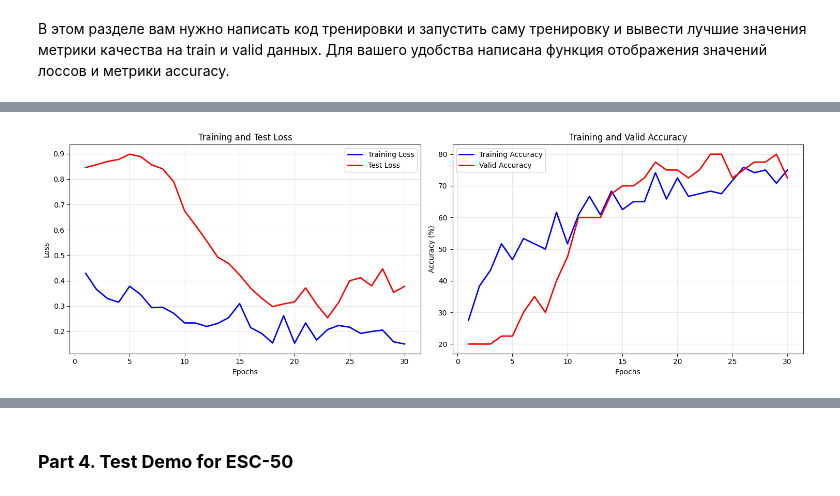
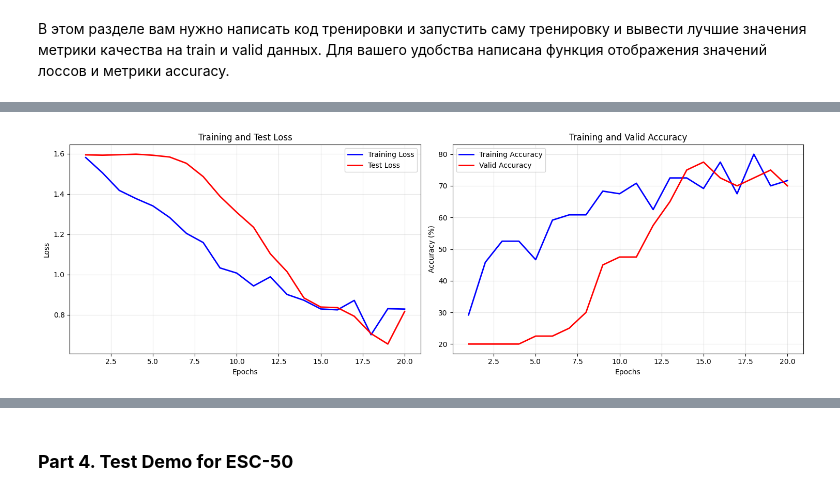
Before and after one commit to dancher00/dls, a Jupyter notebook: Homework_1_Environmental_Sound_Classification_for_students.ipynb, the cells around one changed output, grey strips where cells are left out. Cells and saved outputs as stored; diff of their text form; code cells hidden in the pictures.

```diff
--- a/Homework_1_Environmental_Sound_Classification_for_students.ipynb
+++ b/Homework_1_Environmental_Sound_Classification_for_students.ipynb
@@ -174,0 +234,2 @@ valid_dataset = SimpleAudioDataset(valid_df, ...)
+# %%
+audio_dir = "/content/content/sound_classification_dataset"
@@ -176,18 +269,3 @@ valid_dataset = SimpleAudioDataset(valid_df, ...)
 ### **Part 2: Building a Model that Learns from Waveforms**
 # %% [markdown]
 В этом разделе вам нужно написать архитектуру по вашему выбору, которая будет решать задачу классификации на 5 классов.
-# %%
-import torch.nn as nn
-
-class SoundClassificatonModel(nn.Module):
-    """A simple model that processes raw waveforms."""
-
-    def __init__(self, input_size=16000, num_classes=5):
-        super().__init__()
-        # here is your code
-
-
-    def forward(self, x):
-        # here is your code
-        x = ...
-        return x
@@ -232,12 +383,22 @@ from IPython.display import clear_output
 
 
 # Initialize datasets & dataloaders
-train_data = # here is your code
-valid_data = # here is your code
+train_data = train_dataset # here is your code
+valid_data = valid_dataset # here is your code
 
-train_loader = # here is your code
-valid_loader = # here is your code
-test_loader = # here is your code
+train_loader = DataLoader(train_data, batch_size=32, shuffle=True, num_workers=2) # here is your code
+valid_loader = DataLoader(valid_data, batch_size=32, shuffle=False, num_workers=2) # here is your code
+
+
+test_dataset = SimpleAudioDataset(
+    test_df,
+    audio_dir=audio_dir,
+    target_sr=16000,
+    max_length=16000,
+    do_augmentation=False,
+    classes=train_dataset.classes
+)
+test_loader = DataLoader(test_dataset, batch_size=32, shuffle=False, num_workers=2)
 
 # Model, Loss, Optimizer
 device = "cuda" if torch.cuda.is_available() else "cpu"
@@ -251,11 +412,15 @@ train_accuracies = []
 valid_losses = []
 valid_accuracies = []
 
-n_epochs = # here is your code
+n_epochs = 20# here is your code
 for epoch in range(n_epochs):
 
     # Train
     model.train()
+
+    epoch_train_loss = 0
+    train_correct = 0
+    train_total = 0
 
     for signals, labels in train_loader:
 
@@ -264,39 +429,58 @@ for epoch in range(n_epochs):
 
         # Forward pass
         predictions = model(signals)
         train_loss = criterion(predictions, labels)
-        train_accuracy = # here is your code
+        # train_accuracy = # here is your code
+
+        _, predicted = torch.max(predictions.data, 1)
+        train_total += labels.size(0)
+        train_correct += (predicted == labels).sum().item()
 
         # Backward pass
-        ...# here is your code
+        optimizer.zero_grad()
+        train_loss.backward()
+        optimizer.step()
+
+        epoch_train_loss += train_loss.item()
 
     # Evaluation
     model.eval()
+
+    epoch_valid_loss = 0
+    valid_correct = 0
+    valid_total = 0
+
     with torch.no_grad():
         for signals, labels in valid_loader:
             # load data to device
             signals, labels = signals.to(device), labels.to(device)
 
             # Forward pass
             predictions = model(signals)
             valid_loss = criterion(predictions, labels)
-            valid_accuracy = # here is your code
+            # valid_accuracy = # here is your code
+
+            _, predicted = torch.max(predictions.data, 1)
+            valid_total += labels.size(0)
+            valid_correct += (predicted == labels).sum().item()
+
+            epoch_valid_loss += valid_loss.item()
 
     # Calculate average test loss and accuracy for this epoch
-    epoch_train_loss = # here is your code
-    epoch_train_acc = # here is your code
+    epoch_train_loss = epoch_train_loss / len(train_loader) # here is your code
+    epoch_train_acc = 100 * train_correct / train_total # here is your code
 
-    epoch_valid_loss = # here is your code
-    epoch_valid_acc = # here is your code
+    epoch_valid_loss = epoch_valid_loss / len(valid_loader) # here is your code
+    epoch_valid_acc = 100 * valid_correct / valid_total # here is your code
 
     # Store metrics
     train_losses.append(epoch_train_loss)
     train_accuracies.append(epoch_train_acc)
     valid_losses.append(epoch_valid_loss)
     valid_accuracies.append(epoch_valid_acc)
 
     plot_metrics(train_losses, train_accuracies, valid_losses, valid_accuracies)
     clear_output(wait=True)
 # %% [output]
-[figure, old version]
+[figure, new version]
 # %%
```
Also changed, not shown: parts of 13 cells of this notebook.
